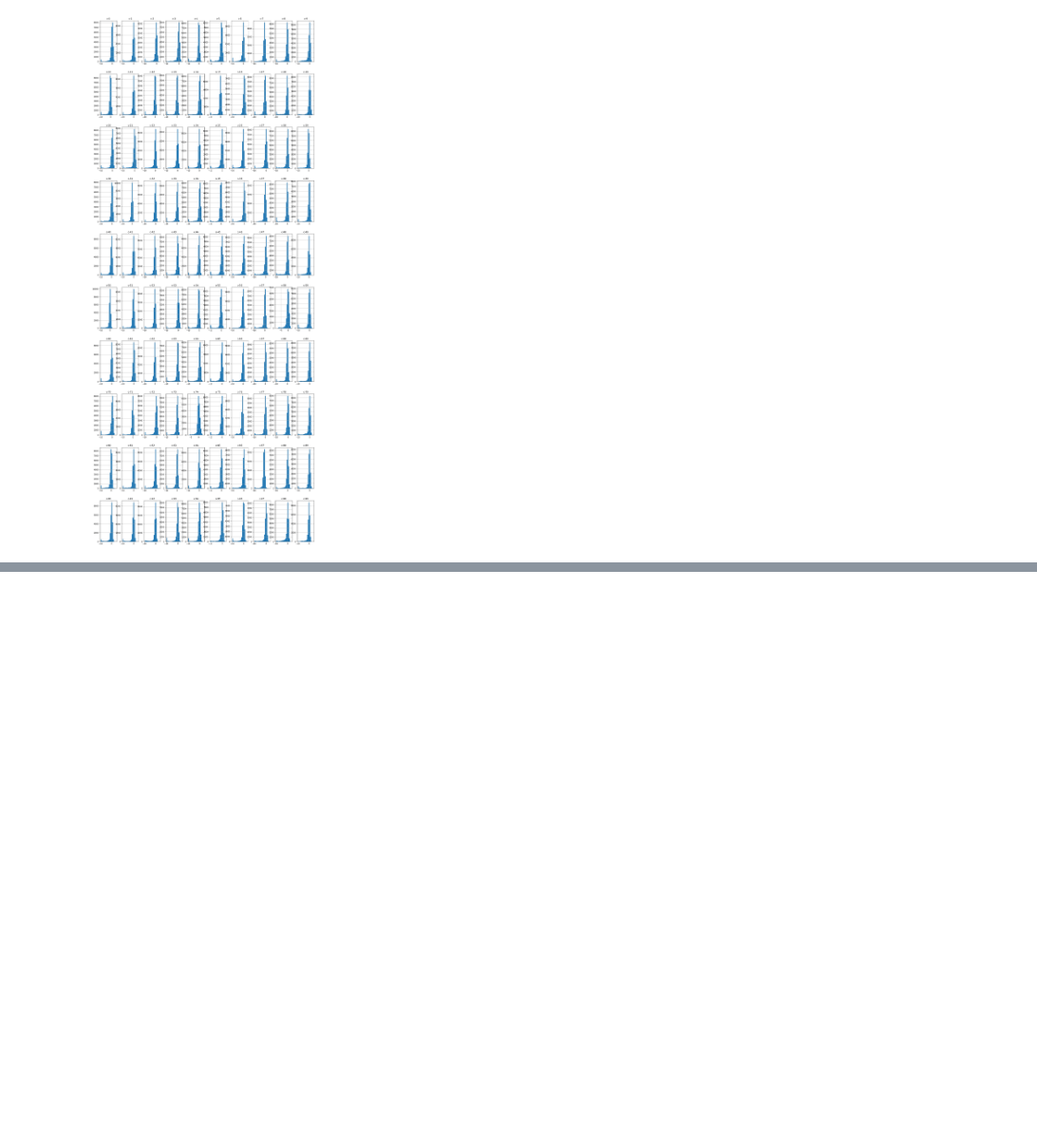
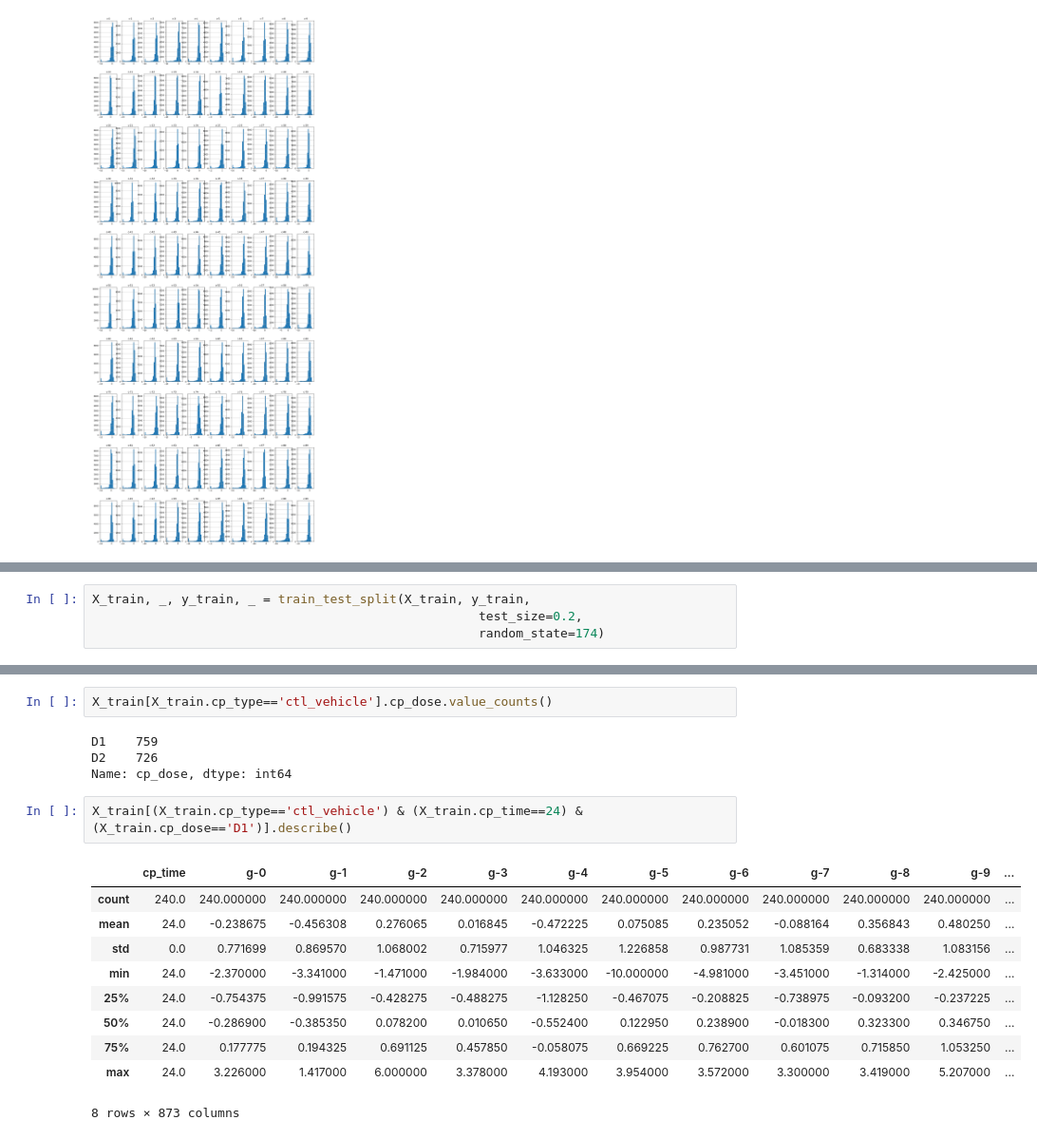
Before and after one commit to TruddelDu/MechanismOfActionPrediction, a Jupyter notebook: 00_Inital_Exploration.ipynb, the cells around one changed output, grey strips where cells are left out. Shown at 95% size. Drawn from its saved outputs; the diff is of its cells as text; blank space fills up the shorter version.

```diff
--- a/00_Inital_Exploration.ipynb
+++ b/00_Inital_Exploration.ipynb
@@ -123,0 +110,4 @@ plt.show()
+# %%
+X_train, _, y_train, _ = train_test_split(X_train, y_train,
+                                                    test_size=0.2,
+                                                    random_state=174)
@@ -123,0 +158,19 @@ plt.show()
+# %%
+X_train[X_train.cp_type=='ctl_vehicle'].cp_dose.value_counts()
+# %% [output]
+D1    759
+D2    726
+Name: cp_dose, dtype: int64
+# %%
+X_train[(X_train.cp_type=='ctl_vehicle') & (X_train.cp_time==24) & (X_train.cp_dose=='D1')].describe()
+# %% [output]
+|  | cp_time | g-0 | g-1 | g-2 | g-3 | g-4 | g-5 | g-6 | g-7 | g-8 | g-9 | ... |
+| count | 240.0 | 240.000000 | 240.000000 | 240.000000 | 240.000000 | 240.000000 | 240.000000 | 240.000000 | 240.000000 | 240.000000 | 240.000000 | ... |
+| mean | 24.0 | -0.238675 | -0.456308 | 0.276065 | 0.016845 | -0.472225 | 0.075085 | 0.235052 | -0.088164 | 0.356843 | 0.480250 | ... |
+| std | 0.0 | 0.771699 | 0.869570 | 1.068002 | 0.715977 | 1.046325 | 1.226858 | 0.987731 | 1.085359 | 0.683338 | 1.083156 | ... |
+| min | 24.0 | -2.370000 | -3.341000 | -1.471000 | -1.984000 | -3.633000 | -10.000000 | -4.981000 | -3.451000 | -1.314000 | -2.425000 | ... |
+| 25% | 24.0 | -0.754375 | -0.991575 | -0.428275 | -0.488275 | -1.128250 | -0.467075 | -0.208825 | -0.738975 | -0.093200 | -0.237225 | ... |
+| 50% | 24.0 | -0.286900 | -0.385350 | 0.078200 | 0.010650 | -0.552400 | 0.122950 | 0.238900 | -0.018300 | 0.323300 | 0.346750 | ... |
+| 75% | 24.0 | 0.177775 | 0.194325 | 0.691125 | 0.457850 | -0.058075 | 0.669225 | 0.762700 | 0.601075 | 0.715850 | 1.053250 | ... |
+| max | 24.0 | 3.226000 | 1.417000 | 6.000000 | 3.378000 | 4.193000 | 3.954000 | 3.572000 | 3.300000 | 3.419000 | 5.207000 | ... |
+8 rows × 873 columns
```
Also changed, not shown: parts of 15 cells of this notebook.
